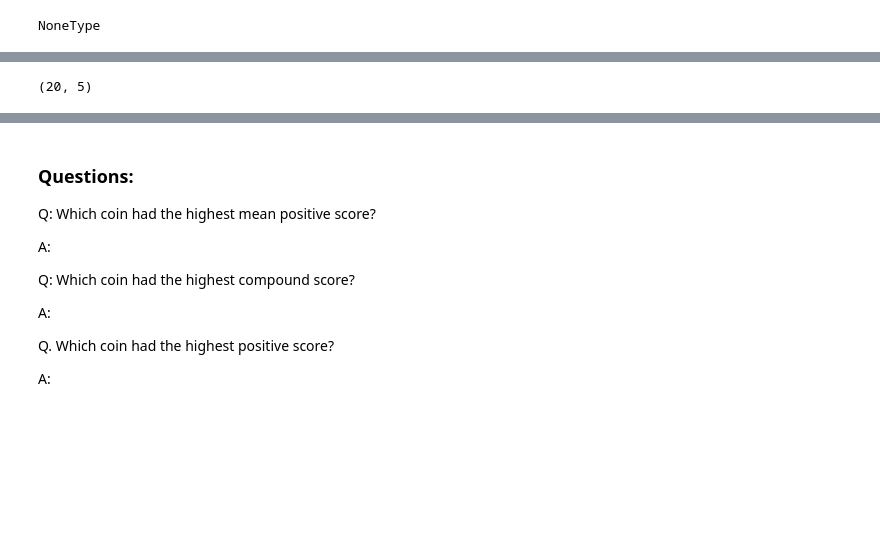
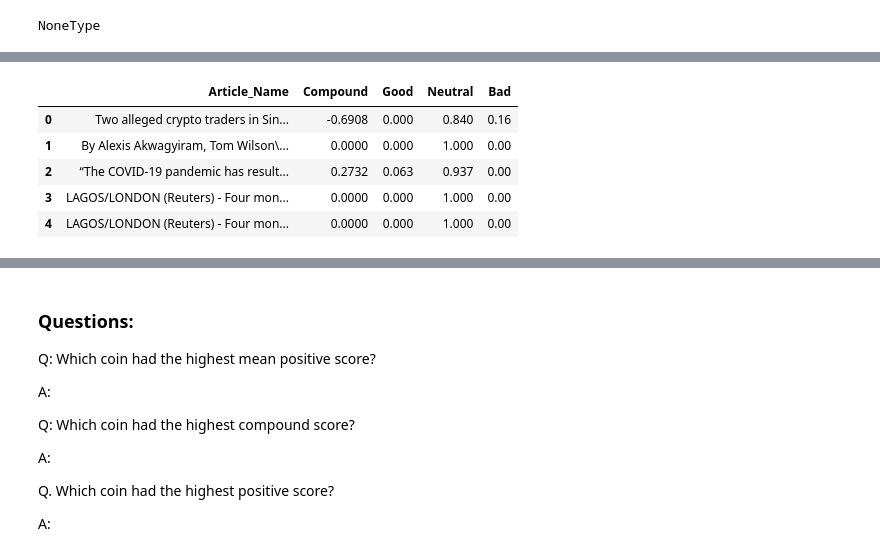
Before and after one commit to coderdc13/natural_language_processing, a Jupyter notebook: crypto_sentiment-sat_1031.ipynb, the cells around one changed output, grey strips where cells are left out. Cells and saved outputs as stored; diff of their text form; code cells hidden in the pictures; blank space fills up the shorter version.

```diff
--- a/crypto_sentiment-sat_0101.ipynb
+++ b/crypto_sentiment-sat_1031.ipynb
@@ -47,11 +47,11 @@ NoneType
 # %%
 # Create a newsapi client
 # YOUR CODE HERE!
-newsapi = NewsApiClient(api_key="NEWS")
+newsapi = NewsApiClient(api_key="24ecd7f77e9747a1a7a39bd247263a4a")
 # %%
 # Fetch the Bitcoin news articles
 # YOUR CODE HERE!
-bitcoin_articles = newsapi.get_everything(q="bitcoin", language="en")
+bitcoin_articles = newsapi.get_everything(q="Bitcoin AND bitcoin", language="en", page_size=100, sort_by='relevancy')
 print(f"Total Number of Articles with Bitcoin: {bitcoin_articles['totalResults']}")
 bitcoin_articles['articles'][0]
 type(bitcoin_articles)
@@ -102,31 +130,36 @@ articles with Ethereum: 1422
 # %%
 # Create the Bitcoin sentiment scores DataFrame
 # YOUR CODE HERE!
-bitcoin_sentiments = []
+#trying to make sentiment scores dictionaries
+text_snt = {'text_compound': [], 'text_pos': [], 'text_neu': [], 'text_neg': []}
 
-for article in bitcoin_articles["articles"]:
+for index, row in bitcoin_df.iterrows():
     try:
-        text = article["content"]
-        date = article["publishedAt"][:10]
-        sentiment = analyzer.polarity_scores(text)
-        compound = sentiment["compound"]
-        pos = sentiment["pos"]
-        neu = sentiment["neu"]
-        neg = sentiment["neg"]
+        text_sentiment = analyzer.polarity_scores(row['text'])
+        text_snt['text_compound'].append(text_sentiment['compound'])
+        text_snt['text_pos'].append(text_sentiment['pos'])
+        text_snt['text_neu'].append(text_sentiment['neu'])
+        text_snt['text_neg'].append(text_sentiment['neg'])
 
-        bitcoin_sentiments.append({"text": text, "date": date, "compound": compound, "positive": pos, "negative": neg, "neutral": neu})
+        #bitcoin_sentiments.append({"text": text, "date": date, "compound": compound, "positive": pos, "negative": neg, "neutral": neu})
 
     except AttributeError:
         pass
-bitcoin_df = pd.DataFrame(bitcoin_sentiments)
 
-cols = ["compound", "negative", "neutral", "positive", "text"]
-bitcoin_df = bitcoin_df[cols]
+bitcoin_sentiment_df = pd.DataFrame(text_snt)
+
+bitcoin_df = bitcoin_df.join(bitcoin_sentiment_df)
+
+bitcoin_df.columns = ['Article_Name', 'Compound', 'Good', 'Neutral', 'Bad']
 
 bitcoin_df.head()
-bitcoin_df.shape
 # %% [output]
-(20, 5)
+|  | Article_Name | Compound | Good | Neutral | Bad |
+| 0 | Two alleged crypto traders in Sin... | -0.6908 | 0.000 | 0.840 | 0.16 |
+| 1 | By Alexis Akwagyiram, Tom Wilson\... | 0.0000 | 0.000 | 1.000 | 0.00 |
+| 2 | “The COVID-19 pandemic has result... | 0.2732 | 0.063 | 0.937 | 0.00 |
+| 3 | LAGOS/LONDON (Reuters) - Four mon... | 0.0000 | 0.000 | 1.000 | 0.00 |
+| 4 | LAGOS/LONDON (Reuters) - Four mon... | 0.0000 | 0.000 | 1.000 | 0.00 |
 # %%
 bitcoin_df.head()
 # %% [output]
```
Also changed, not shown: parts of 36 cells of this notebook.
